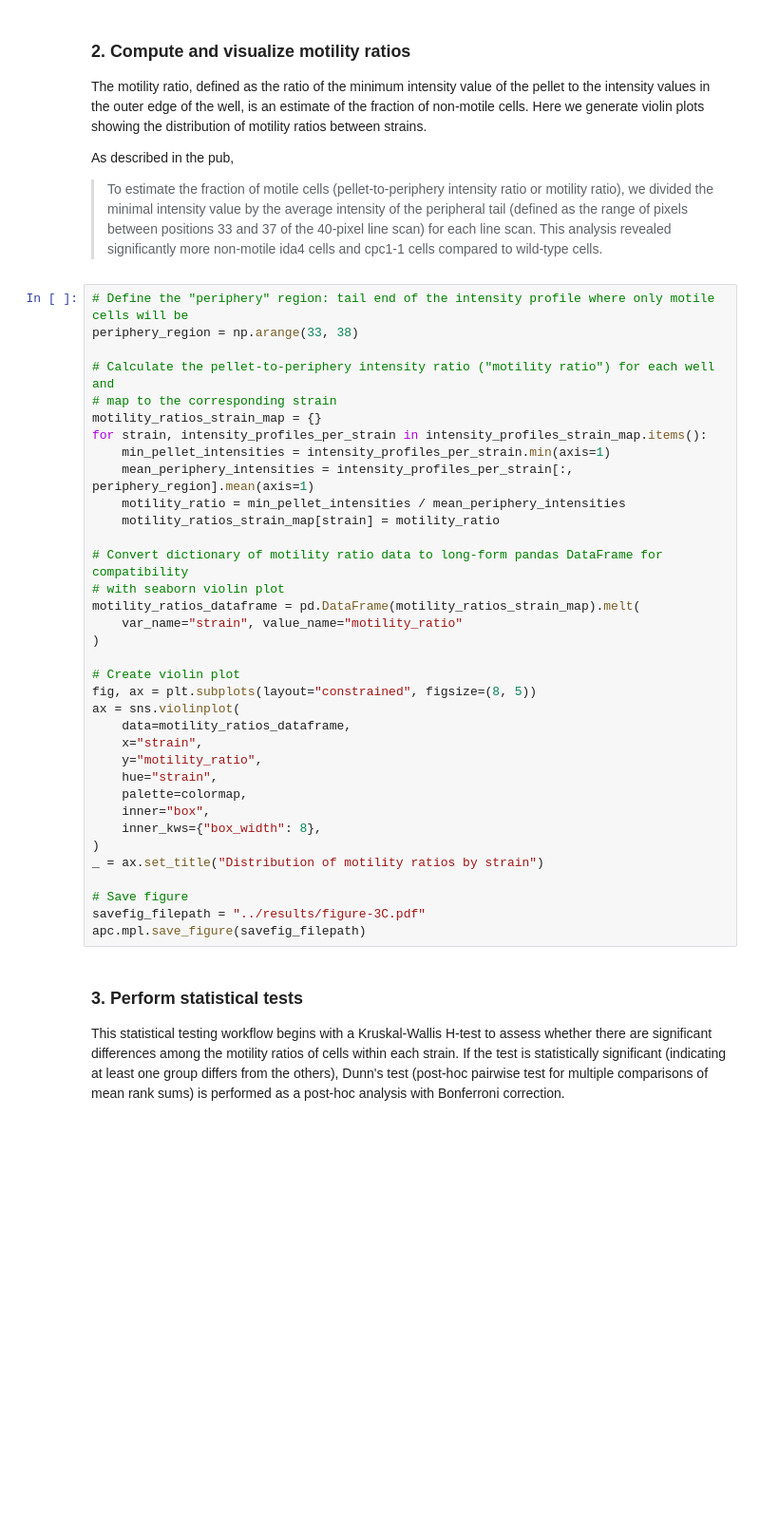
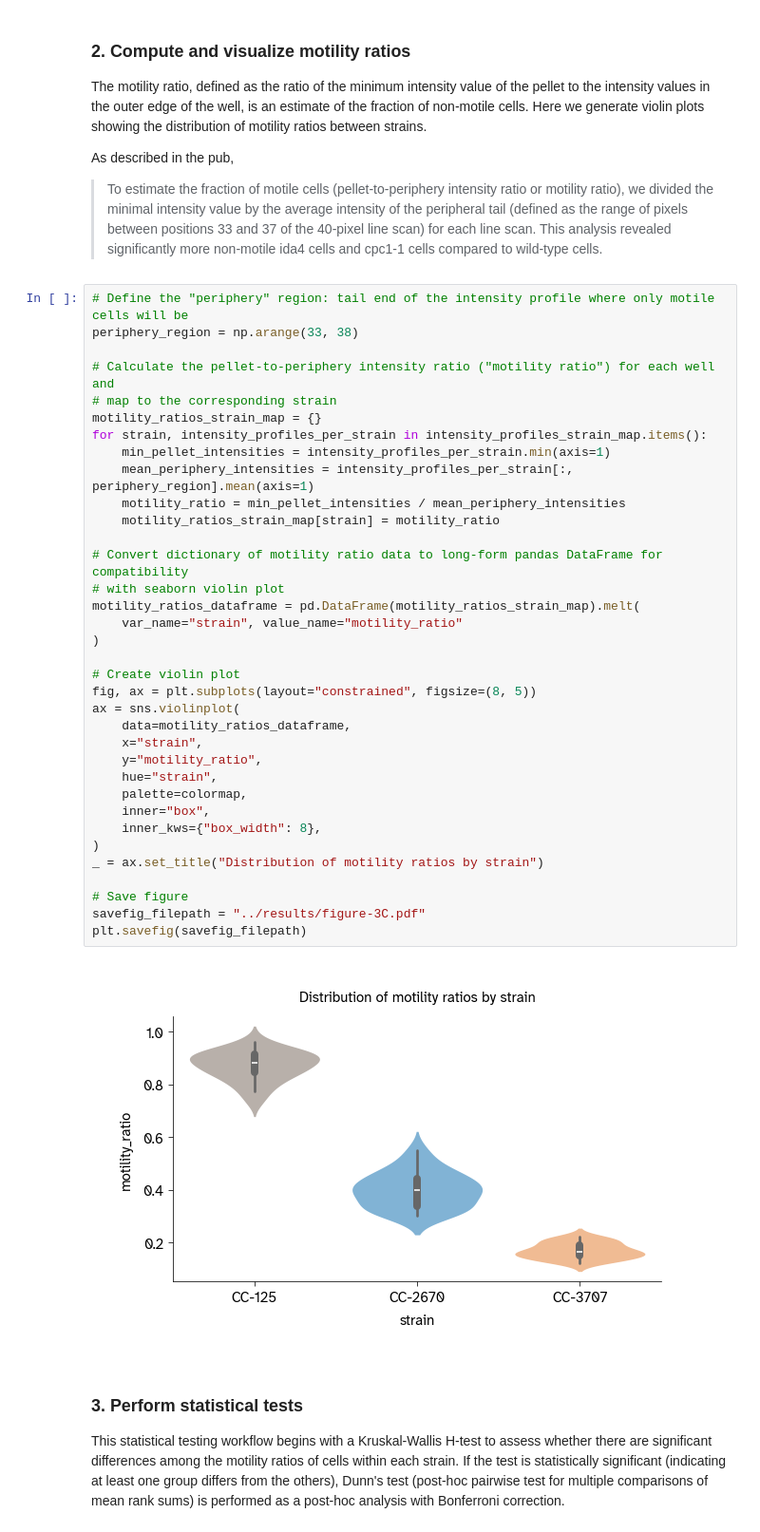
Before and after one commit to Arcadia-Science/2024-chlamy-mutant-motility-pub, a Jupyter notebook: notebooks/1_vbottom-motility-linescan.ipynb, the cells around one changed output. Shown at 95% size. Saved outputs shown, nothing was run; the diff lists cells and outputs as text; blank space fills up the shorter version.

```diff
--- a/notebooks/1_vbottom-motility-linescan.ipynb
+++ b/notebooks/1_vbottom-motility-linescan.ipynb
@@ -163,34 +167,36 @@ periphery_region = np.arange(33, 38)
 # Calculate the pellet-to-periphery intensity ratio ("motility ratio") for each well and
 # map to the corresponding strain
 motility_ratios_strain_map = {}
 for strain, intensity_profiles_per_strain in intensity_profiles_strain_map.items():
     min_pellet_intensities = intensity_profiles_per_strain.min(axis=1)
     mean_periphery_intensities = intensity_profiles_per_strain[:, periphery_region].mean(axis=1)
     motility_ratio = min_pellet_intensities / mean_periphery_intensities
     motility_ratios_strain_map[strain] = motility_ratio
 
 # Convert dictionary of motility ratio data to long-form pandas DataFrame for compatibility
 # with seaborn violin plot
 motility_ratios_dataframe = pd.DataFrame(motility_ratios_strain_map).melt(
     var_name="strain", value_name="motility_ratio"
 )
 
 # Create violin plot
 fig, ax = plt.subplots(layout="constrained", figsize=(8, 5))
 ax = sns.violinplot(
     data=motility_ratios_dataframe,
     x="strain",
     y="motility_ratio",
     hue="strain",
     palette=colormap,
     inner="box",
     inner_kws={"box_width": 8},
 )
 _ = ax.set_title("Distribution of motility ratios by strain")
 
 # Save figure
 savefig_filepath = "../results/figure-3C.pdf"
-apc.mpl.save_figure(savefig_filepath)
+plt.savefig(savefig_filepath)
+# %% [output]
+[figure, added]
 # %% [markdown]
 ### 3. Perform statistical tests
 
```
Also changed, not shown: parts of 8 cells of this notebook.
